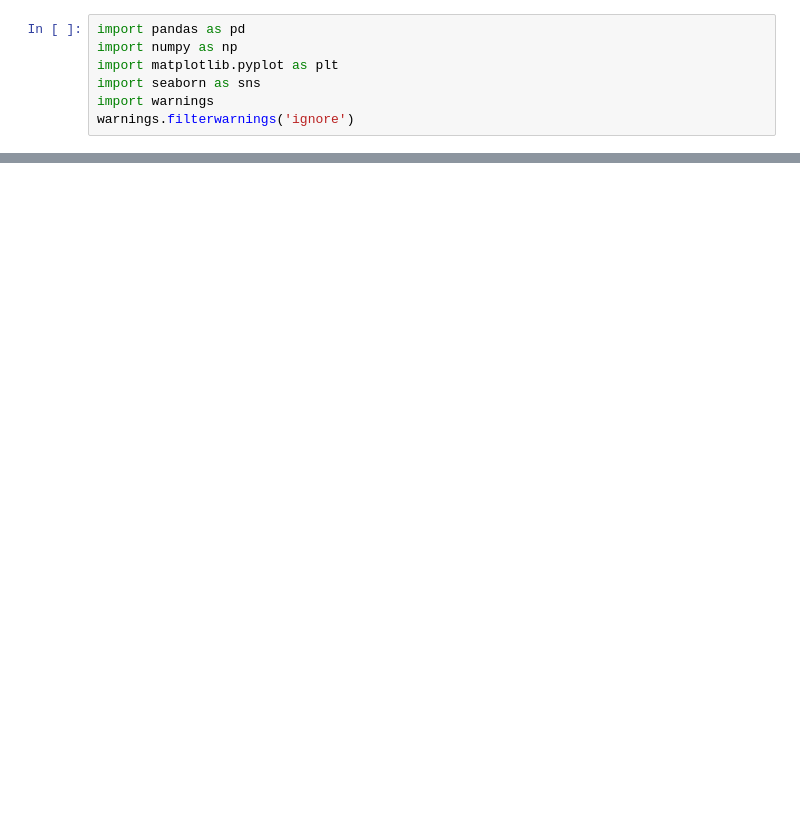
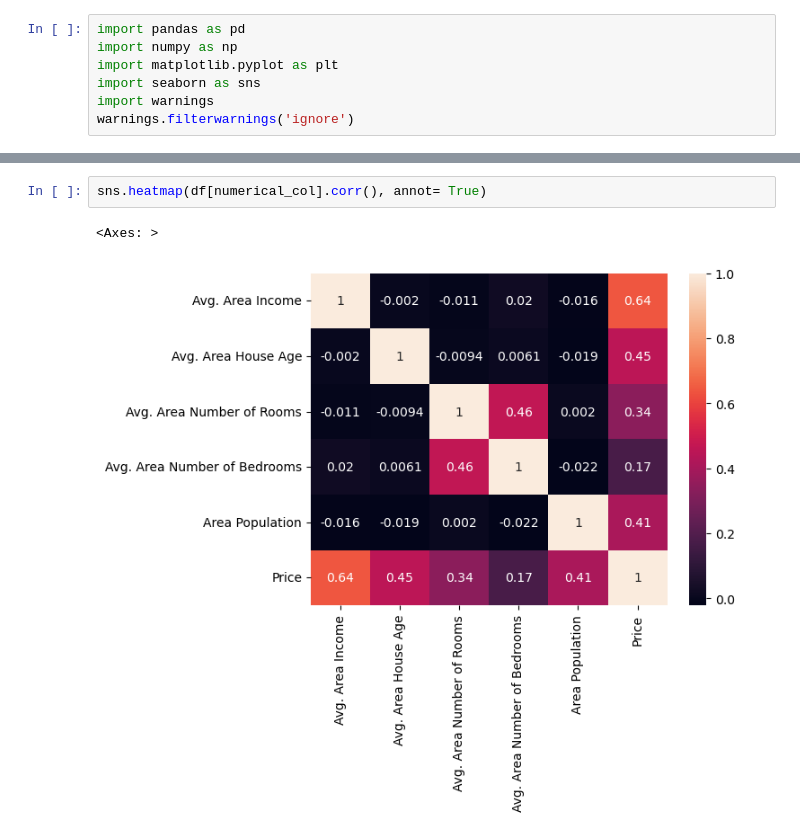
Before and after one commit to khaiwalVikrant/ai_ml_practice, a Jupyter notebook: linear_regression/Housing.ipynb, the cells around one changed output, grey strips where cells are left out. Saved outputs shown, nothing was run; the diff lists cells and outputs as text; blank space fills up the shorter version.

```diff
--- a/linear_regression/Housing.ipynb
+++ b/linear_regression/Housing.ipynb
@@ -371,0 +68,5 @@ y_test = df_test.pop('price')
+# %%
+sns.heatmap(df[numerical_col].corr(), annot= True)
+# %% [output]
+<Axes: >
+[figure, added]
```
Also changed, not shown: parts of 53 cells of this notebook, 4 other files.
